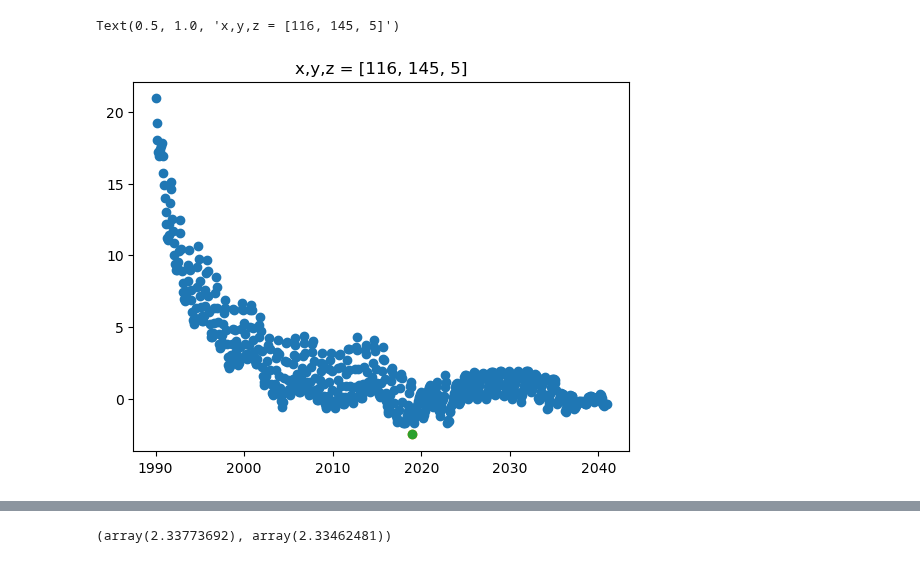
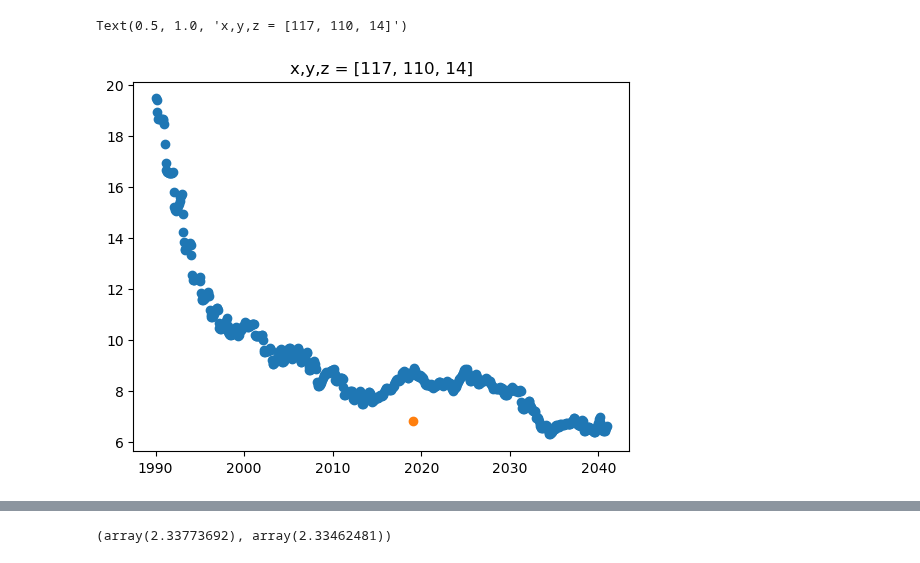
Before and after one commit to asozza/stece, a Jupyter notebook: osprey/notebooks/test_EOF_def.ipynb, the cells around one changed output, grey strips where cells are left out. Cells and saved outputs as stored; diff of their text form; code cells hidden in the pictures.

```diff
--- a/osprey/notebooks/test_EOF_def.ipynb
+++ b/osprey/notebooks/test_EOF_def.ipynb
@@ -120,21 +218,23 @@ ds1 = create_forecast_field(expname='TS01', varname='thetao', endleg=21, yearspa
 # %%
+import random
+
 x0=random.randint(0, 180)
 y0=random.randint(0, 148)
 z0=random.randint(0, 30)
 
 yr = ds0.isel(z=z0,y=y0,x=x0).values
 xr = get_decimal_year(ds0['time'].values)
 
 xx = get_decimal_year(ds['time'].values)
-yy = ds['thetao'].isel(time=0,z=z0,y=y0,x=x0).values
+yy = ds['thetao'].isel(time=0,z=z0,y_grid_T=y0,x_grid_T=x0).values
 
-xx1 = get_decimal_year(ds1['time'].values)
-yy1 = ds1['thetao'].isel(time=0,z=z0,y=y0,x=x0).values
+#xx1 = get_decimal_year(ds1['time'].values)
+#yy1 = ds1['thetao'].isel(time=0,z=z0,y=y0,x=x0).values
 
 plt.scatter(x=xr, y=yr)
 plt.scatter(x=xx, y=yy)
-plt.scatter(x=xx1, y=yy1)
+#plt.scatter(x=xx1, y=yy1)
 plt.title('x,y,z = {}'.format([x0,y0,z0]))
 # %% [output]
-Text(0.5, 1.0, 'x,y,z = [116, 145, 5]')
+Text(0.5, 1.0, 'x,y,z = [117, 110, 14]')
-[figure, old version]
+[figure, new version]
```
Also changed, not shown: parts of 15 cells of this notebook, 3 other files.
